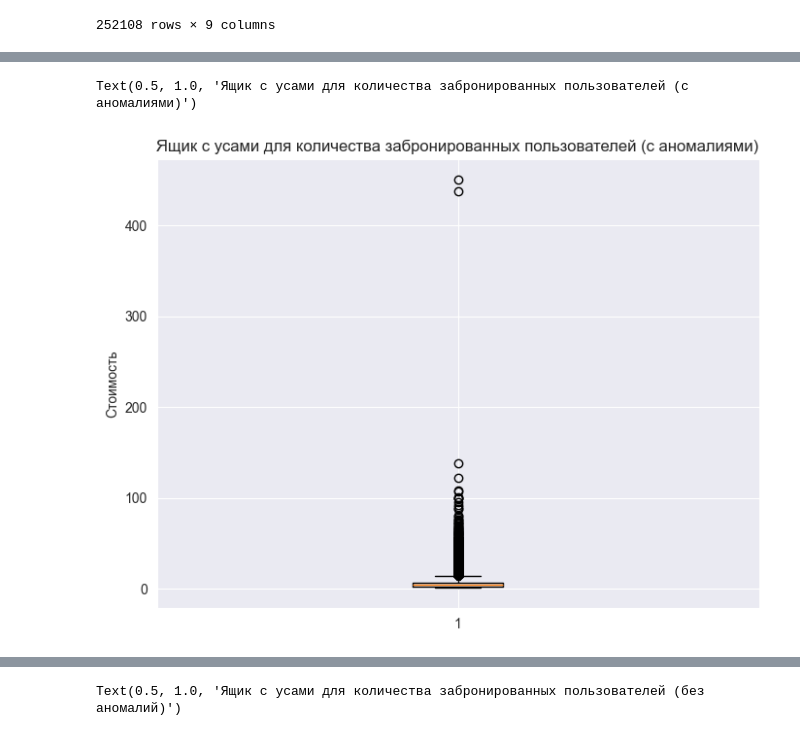
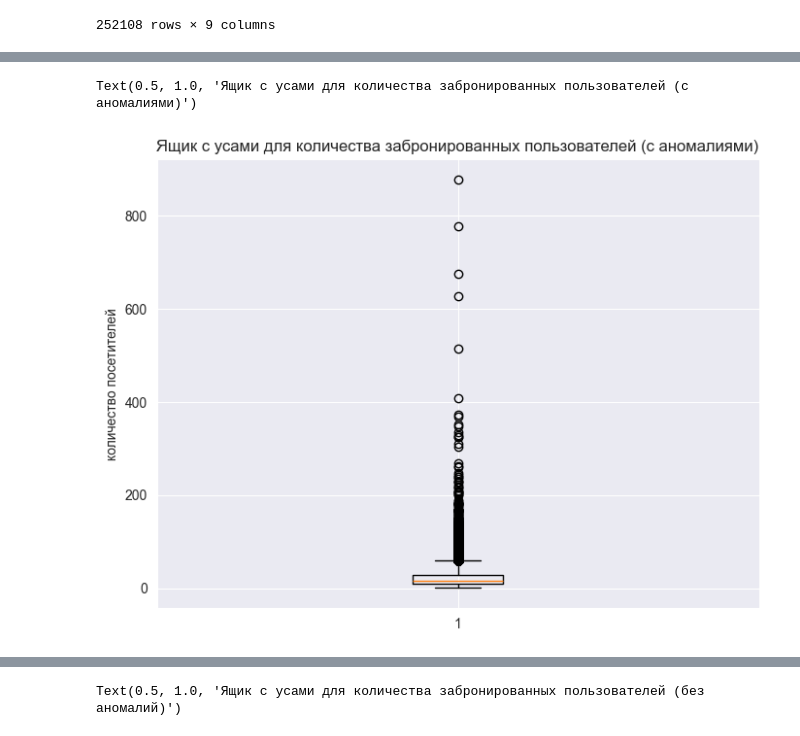
Before and after one commit to FEDOROV-ALEXANDER/ML_kurs2022, a Jupyter notebook: Homework/Homework2024/homework2024.ipynb, the cells around one changed output, grey strips where cells are left out. Cells and saved outputs as stored; diff of their text form; code cells hidden in the pictures.

```diff
--- a/Homework/Homework2024/homework2024.ipynb
+++ b/Homework/Homework2024/homework2024.ipynb
@@ -538,8 +296,8 @@ NameError: name 'plt' is not defined
 # %%
 fig, ax = plt.subplots(figsize=(8,6))
-ax.boxplot(df_air_reserve['reserve_visitors'])
-ax.set_ylabel('Стоимость')
+ax.boxplot(df['visitors'])
+ax.set_ylabel('количество посетителей')
 ax.set_title('Ящик с усами для количества забронированных пользователей (с аномалиями)')
 # %% [output]
 Text(0.5, 1.0, 'Ящик с усами для количества забронированных пользователей (с аномалиями)')
-[figure, old version]
+[figure, new version]
```
Also changed, not shown: parts of 33 cells of this notebook.
